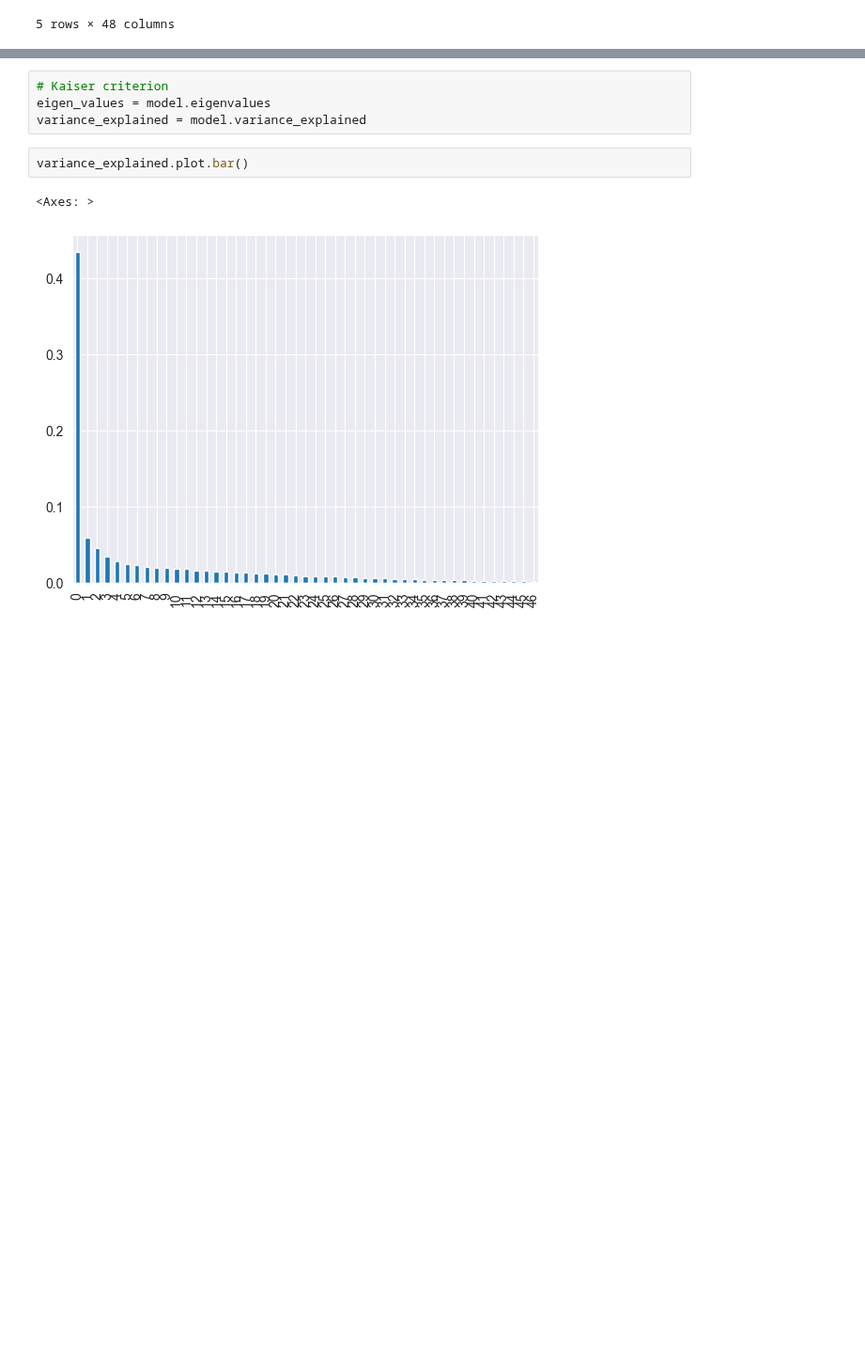
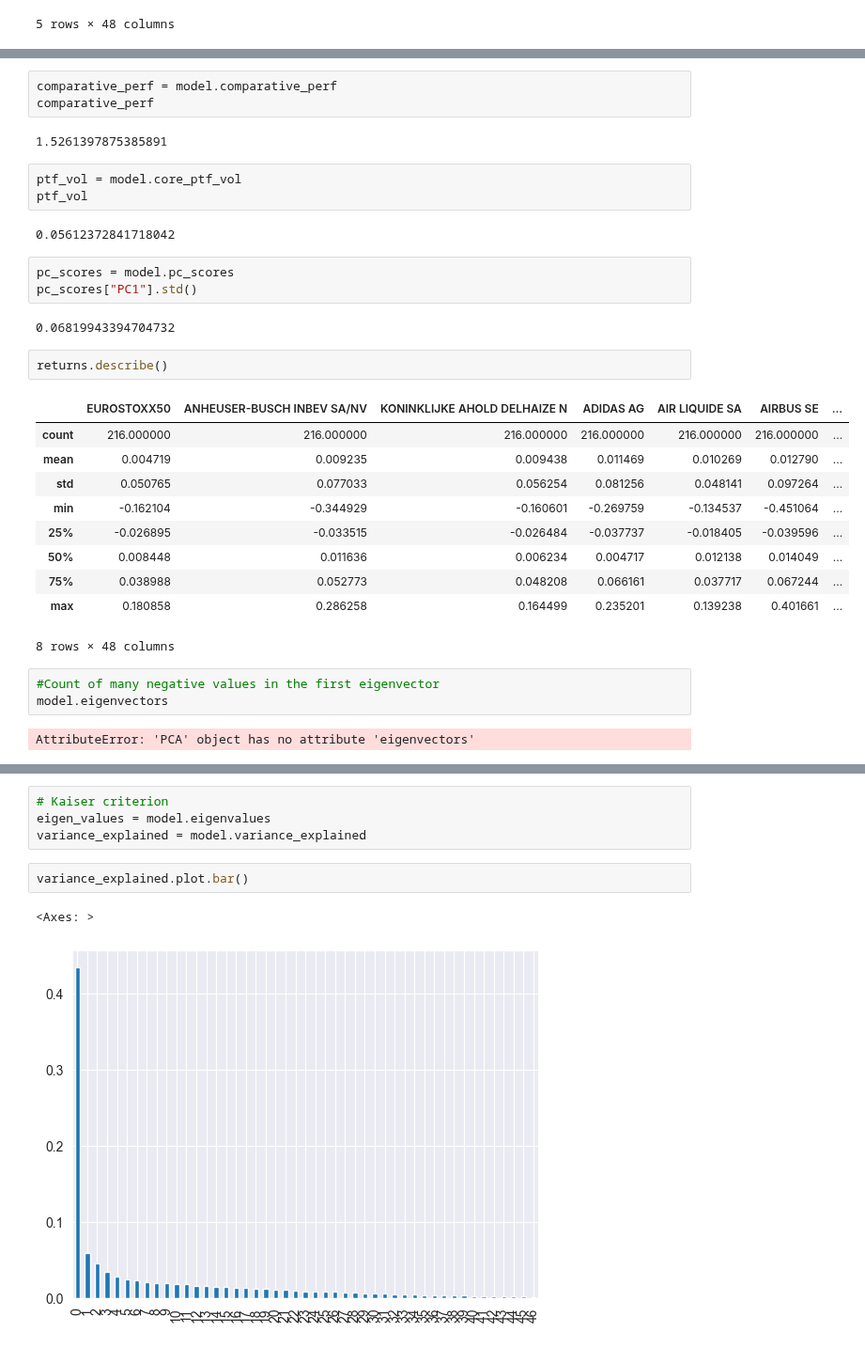
Before and after one commit to RomainCastellarnau/Financial-Econometrics-II, a Jupyter notebook: Code/core_portfolio.ipynb, the cells around one changed output, grey strips where cells are left out. Shown at 94% size. Cells and saved outputs as stored; diff of their text form; blank space fills up the shorter version.

```diff
--- a/Code/core_portfolio.ipynb
+++ b/Code/core_portfolio.ipynb
@@ -41,3 +63,36 @@ plt.legend()
 plt.show()
 # %% [output]
 [figure]
+# %%
+comparative_perf = model.comparative_perf
+comparative_perf
+# %% [output]
+1.5261397875385891
+# %%
+ptf_vol = model.core_ptf_vol
+ptf_vol
+# %% [output]
+0.05612372841718042
+# %%
+pc_scores = model.pc_scores
+pc_scores["PC1"].std()
+# %% [output]
+0.06819943394704732
+# %%
+returns.describe()
+# %% [output]
+|  | EUROSTOXX50 | ANHEUSER-BUSCH INBEV SA/NV | KONINKLIJKE AHOLD DELHAIZE N | ADIDAS AG | AIR LIQUIDE SA | AIRBUS SE | ... |
+| count | 216.000000 | 216.000000 | 216.000000 | 216.000000 | 216.000000 | 216.000000 | ... |
+| mean | 0.004719 | 0.009235 | 0.009438 | 0.011469 | 0.010269 | 0.012790 | ... |
+| std | 0.050765 | 0.077033 | 0.056254 | 0.081256 | 0.048141 | 0.097264 | ... |
+| min | -0.162104 | -0.344929 | -0.160601 | -0.269759 | -0.134537 | -0.451064 | ... |
+| 25% | -0.026895 | -0.033515 | -0.026484 | -0.037737 | -0.018405 | -0.039596 | ... |
+| 50% | 0.008448 | 0.011636 | 0.006234 | 0.004717 | 0.012138 | 0.014049 | ... |
+| 75% | 0.038988 | 0.052773 | 0.048208 | 0.066161 | 0.037717 | 0.067244 | ... |
+| max | 0.180858 | 0.286258 | 0.164499 | 0.235201 | 0.139238 | 0.401661 | ... |
+8 rows × 48 columns
+# %%
+#Count of many negative values in the first eigenvector
+model.eigenvectors
+# %% [output]
+AttributeError: 'PCA' object has no attribute 'eigenvectors'
```
Also changed, not shown: parts of 9 cells of this notebook, 1 other file.
